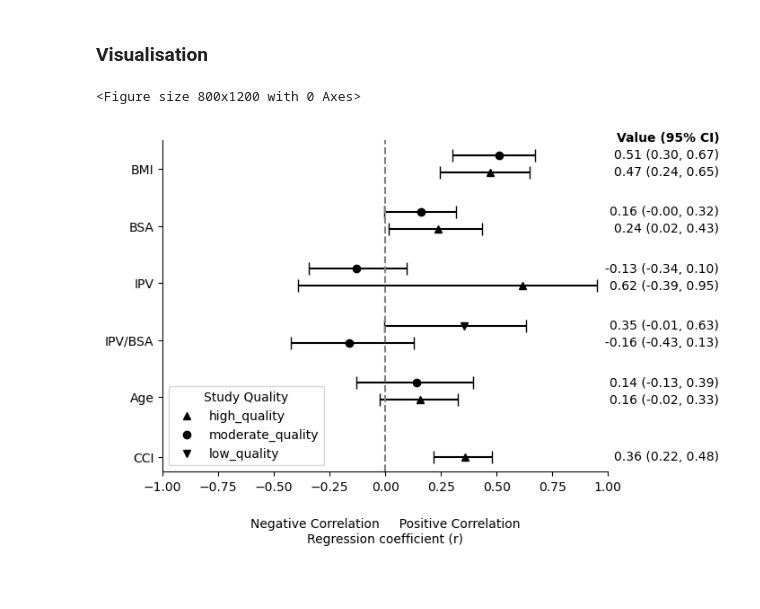
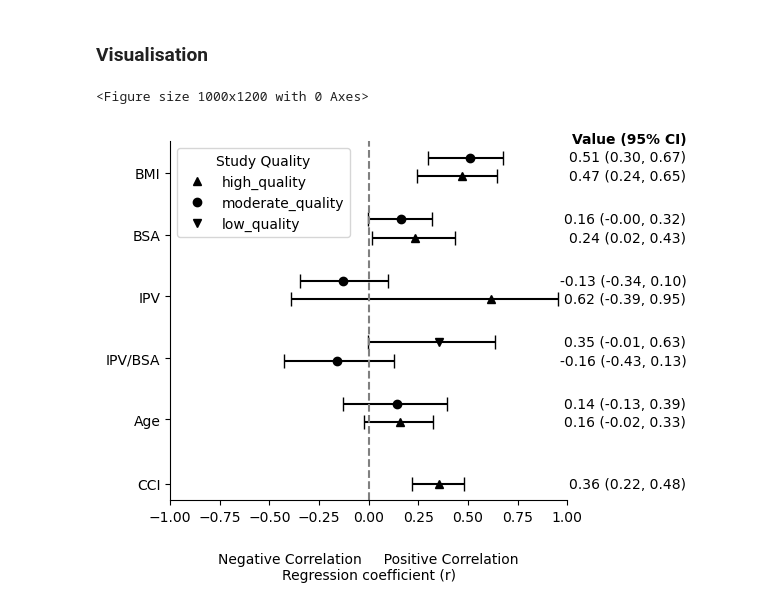
Before and after one commit to leungkcofficial/ipp_sr, a Jupyter notebook: code/sensitivity_analysis.ipynb, the cells around one changed output. Drawn from its saved outputs; the diff is of its cells as text; code cells hidden in the pictures; blank space fills up the shorter version.

```diff
--- a/code/sensitivity_analysis.ipynb
+++ b/code/sensitivity_analysis.ipynb
@@ -301,7 +301,7 @@ y_tick_labels = {
 }
 
 # Create a figure for the forest plot
-plt.figure(figsize=(8, len(plot_data) * 2))
+plt.figure(figsize=(10, len(plot_data) * 2))
 
 # # Initialize y_pos for each variable group
 y_pos = {variable_group: len(variable_order) - i for i, variable_group in enumerate(variable_order.keys())}
@@ -323,35 +323,37 @@ ax.spines['right'].set_visible(False)
 # Create dummy plot elements for the legend
 for quality_group, marker in quality_markers.items():
     plt.plot([], [], marker=marker, label=f'{quality_group}', color='black', linestyle='None')
 # Add the legend to the plot
-plt.legend(title='Study Quality', loc='lower left')
+plt.legend(title='Study Quality', loc='upper left')
 
 # Define y-tick positions and use the new labels
 y_ticks = [y_pos[variable_group] + (len(plot_data[variable_group]) - 1) * 0.25 for variable_group in variable_order.keys()]
 
 # Iterate through each variable group and plot the forest plot
 for variable_group, variable_data in plot_data.items():
     for i, (quality_group, mean, ci_low, ci_high, I2, p_value_Q) in enumerate(variable_data):
         marker = quality_markers[quality_group]
         # Adjust the y position based on the variable group and quality group
         y = y_pos[variable_group] + i * 1.5  # Recent separation within quality group
         # Plot error bars using plt.errorbar
         plt.errorbar(mean, y, xerr=[[mean - ci_low], [ci_high - mean]], fmt=marker, color='black', label=f'{variable_group} - {quality_group}', capsize=5)
-        ax.text(1.5, y, f"{mean:.2f} ({ci_low:.2f}, {ci_high:.2f})", ha='right', va='center', fontsize=10)
+        ax.text(1.6, y, f"{mean:.2f} ({ci_low:.2f}, {ci_high:.2f})", ha='right', va='center', fontsize=10)
 
 # Set yticks and labels for the variable groups
 plt.yticks(y_ticks, [y_tick_labels[variable_group] for variable_group in variable_order.keys()])
 
 # Set xlim
 plt.xlim([-1, 1])
 # Set title, xlabel, and legend
 ax.set_xlabel('Negative Correlation     Positive Correlation\nRegression coefficient (r)', labelpad=20)
-ax.text(1.5, len(plot_data) + 3, "Value (95% CI)", ha='right', va='center', fontsize=10, fontweight='bold')
+ax.text(1.6, len(plot_data) + 3, "Value (95% CI)", ha='right', va='center', fontsize=10, fontweight='bold')
 # Add a grid
 ax.axvline(0, color='gray', linestyle='--')
 
 # Show the plot
+plt.tight_layout()
+plt.savefig('/mnt/d/pydatascience/pd-related trail/eipp_sr/Figure_4_1000dpi.png', dpi=1000)
 plt.show()
 # %% [output]
-<Figure size 800x1200 with 0 Axes>
+<Figure size 1000x1200 with 0 Axes>
-[figure, old version]
+[figure, new version]
```
Also changed, not shown: 17 other files.
